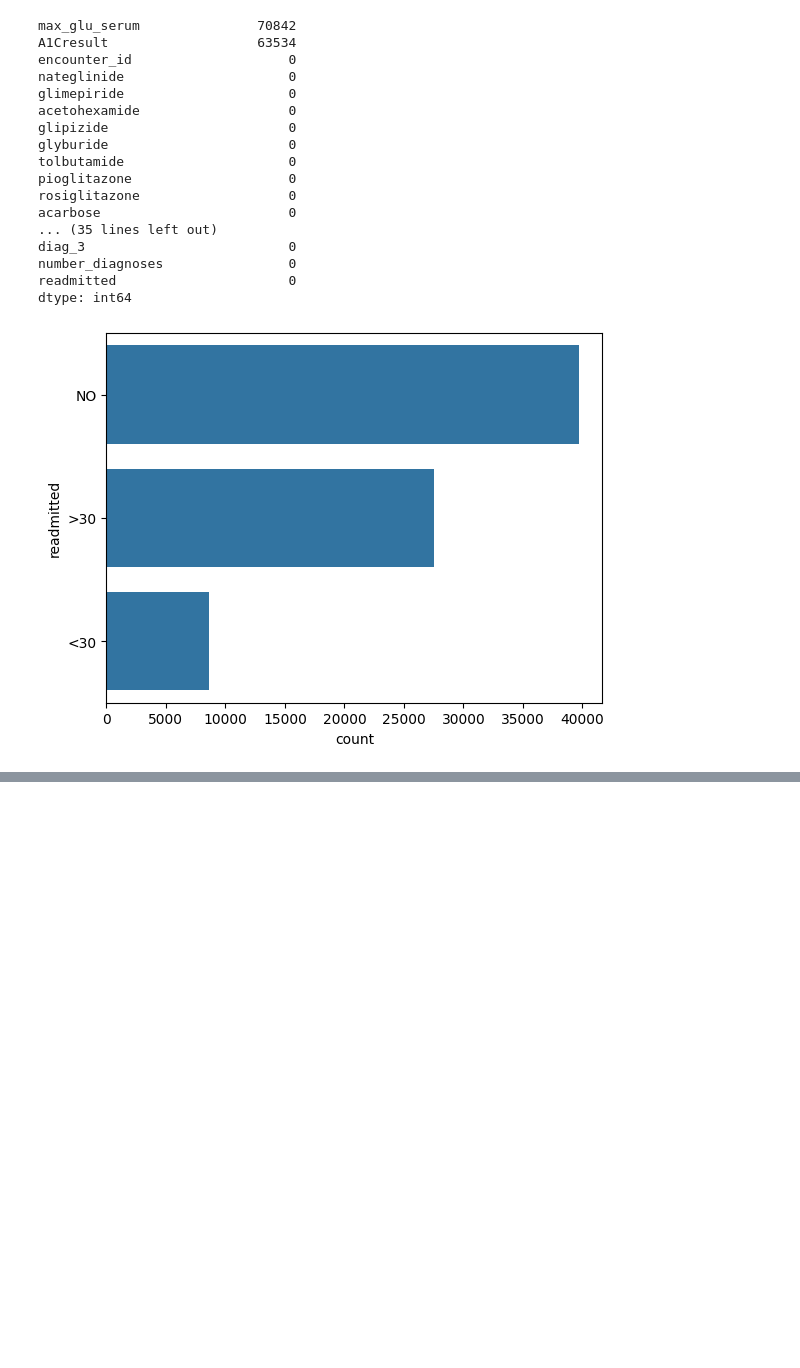
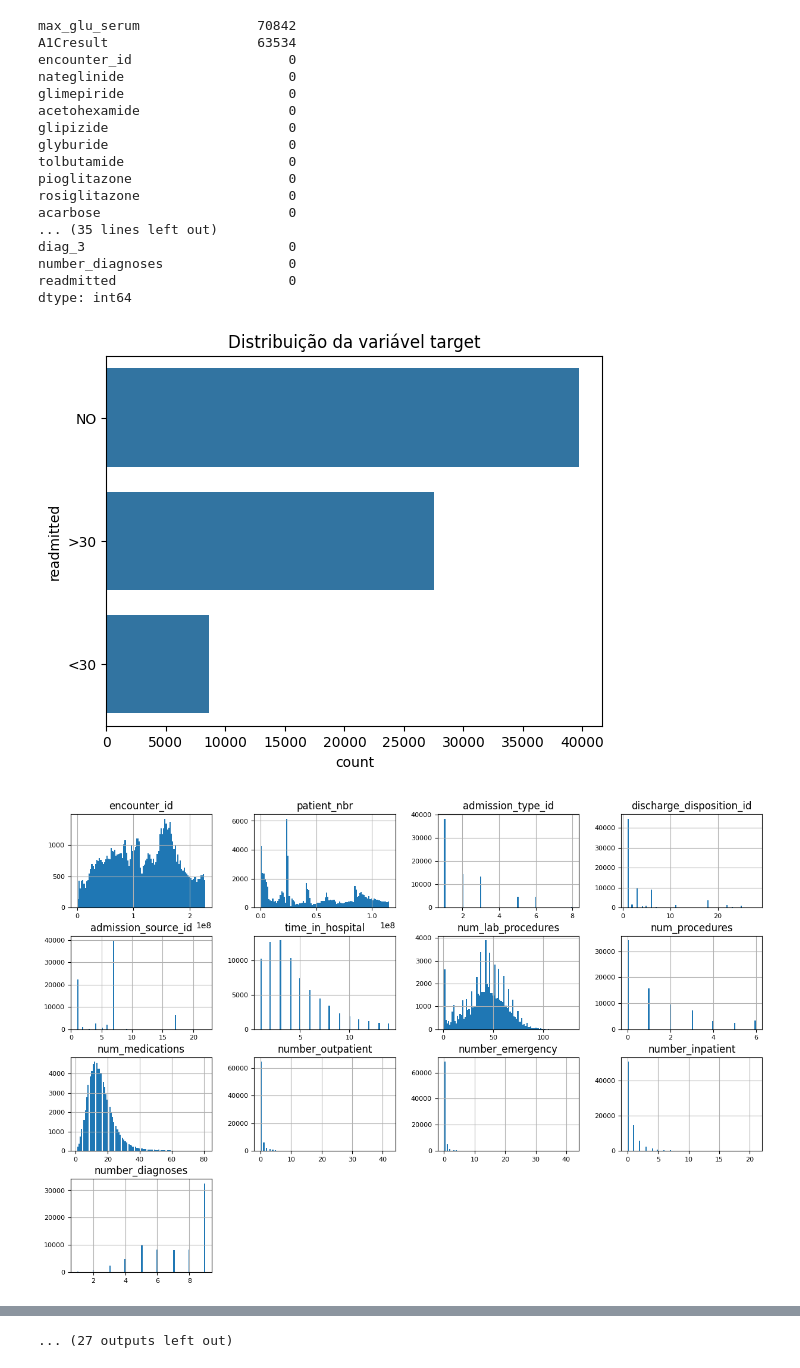
Before and after one commit to Danilo-Lapa11/diebetes_CRIPS-DM, a Jupyter notebook: EDA.ipynb, the cells around one changed output, grey strips where cells are left out. Drawn from its saved outputs; the diff is of its cells as text; code cells hidden in the pictures; blank space fills up the shorter version.

```diff
--- a/EDA.ipynb
+++ b/EDA.ipynb
@@ -80,12 +102,21 @@ diag_3                          0
 number_diagnoses                0
 readmitted                      0
 dtype: int64
-# %%
-# check balance of the target variable
-df['readmitted'].value_counts()
-
-# plot the target variable
-sns.countplot(df['readmitted'])
-plt.show()
-# %% [output]
-[figure, removed]
+# %%
+# Plotagem da distribuição da variavel target
+sns.countplot(df['readmitted'])
+plt.title('Distribuição da variável target')
+plt.show()
+
+# Plotagem da distribuição das variaveis numéricas
+df.hist(figsize=(15, 10),bins=100, xlabelsize=8, ylabelsize=8)
+plt.show()
+
+# Plotagem da distribuição das variaveis categóricas
+for col in df.select_dtypes(include='object').columns:
+    sns.countplot(df[col])
+    plt.title(f'Distribuição da variável {col}')
+    plt.show()
+# %% [output]
+[figure, added]
+[figure, added]
@@ -91,0 +133 @@ plt.show()
+... (27 outputs left out)
```
Also changed, not shown: parts of 5 cells of this notebook.
